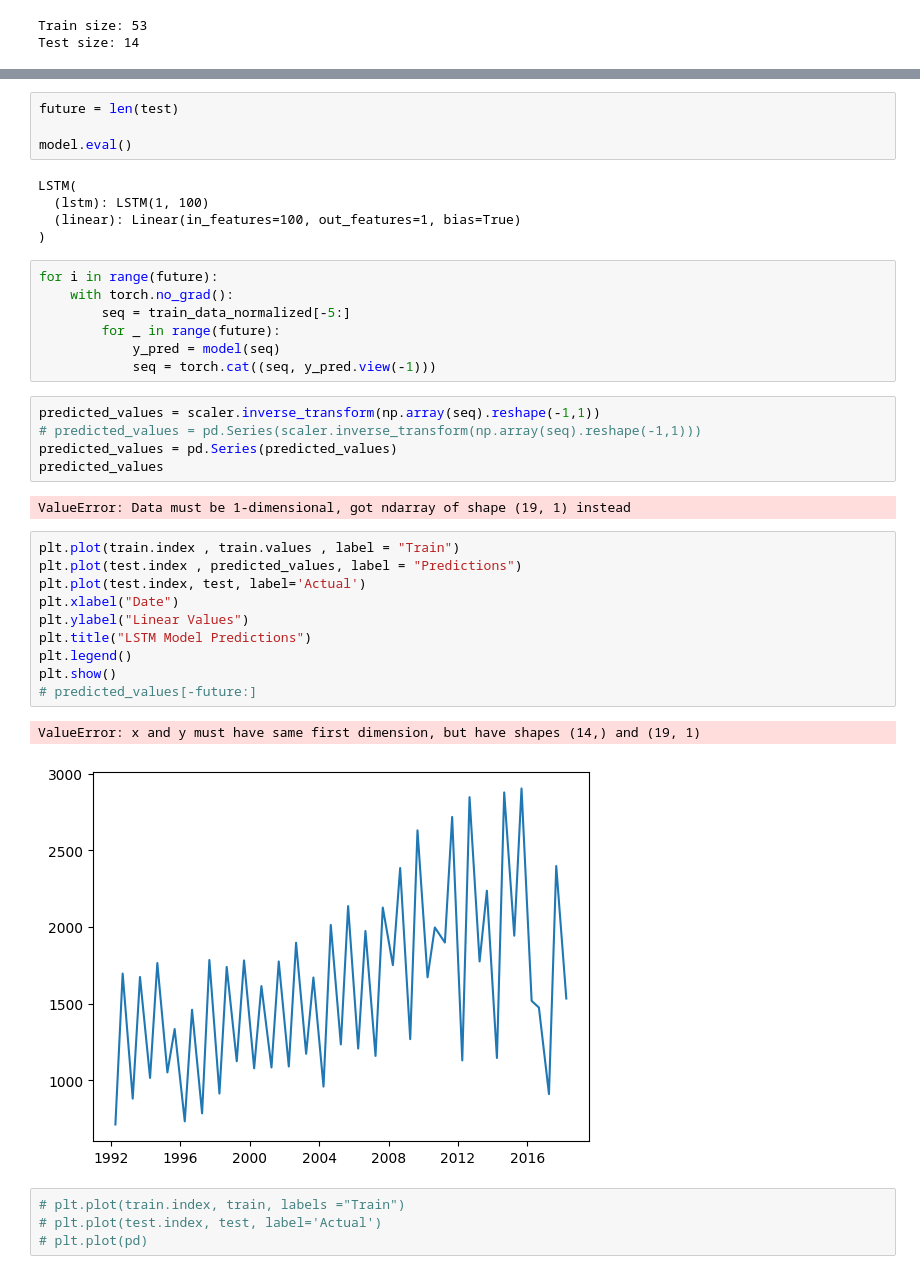
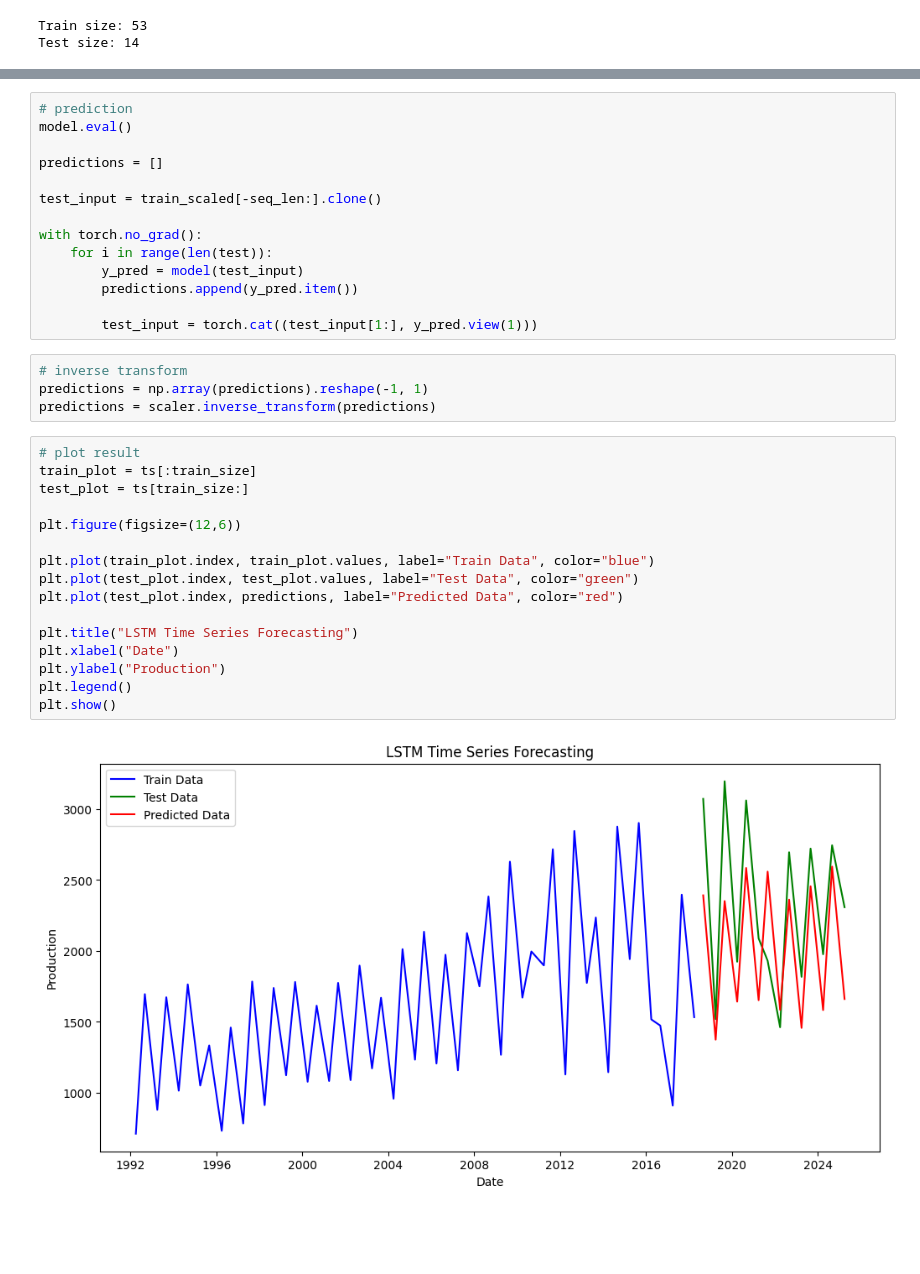
Before and after one commit to AchiniWathsala/Forecasting_Paddy_Production, a Jupyter notebook: production/lstm_production.ipynb, the cells around one changed output, grey strips where cells are left out. Cells and saved outputs as stored; diff of their text form; blank space fills up the shorter version.

```diff
--- a/production/lstm_production.ipynb
+++ b/production/lstm_production.ipynb
@@ -193,40 +171,36 @@ plt.show()
-# %%
-future = len(test)
-
-model.eval()
-# %% [output]
-LSTM(
-  (lstm): LSTM(1, 100)
-  (linear): Linear(in_features=100, out_features=1, bias=True)
-)
-# %%
-for i in range(future):
-    with torch.no_grad():
-        seq = train_data_normalized[-5:]
-        for _ in range(future):
-            y_pred = model(seq)
-            seq = torch.cat((seq, y_pred.view(-1)))
-# %%
-predicted_values = scaler.inverse_transform(np.array(seq).reshape(-1,1))
-# predicted_values = pd.Series(scaler.inverse_transform(np.array(seq).reshape(-1,1)))
-predicted_values = pd.Series(predicted_values)
-predicted_values
-# %% [output]
-ValueError: Data must be 1-dimensional, got ndarray of shape (19, 1) instead
-# %%
-plt.plot(train.index , train.values , label = "Train")
-plt.plot(test.index , predicted_values, label = "Predictions")
-plt.plot(test.index, test, label='Actual')
-plt.xlabel("Date")
-plt.ylabel("Linear Values")
-plt.title("LSTM Model Predictions")
-plt.legend()
-plt.show()
-# predicted_values[-future:]
-# %% [output]
-ValueError: x and y must have same first dimension, but have shapes (14,) and (19, 1)
-[figure, removed]
-# %%
-# plt.plot(train.index, train, labels ="Train")
-# plt.plot(test.index, test, label='Actual')
-# plt.plot(pd)
+# %%
+# prediction
+model.eval()
+
+predictions = []
+
+test_input = train_scaled[-seq_len:].clone()
+
+with torch.no_grad():
+    for i in range(len(test)):
+        y_pred = model(test_input)
+        predictions.append(y_pred.item())
+
+        test_input = torch.cat((test_input[1:], y_pred.view(1)))
+# %%
+# inverse transform
+predictions = np.array(predictions).reshape(-1, 1)
+predictions = scaler.inverse_transform(predictions)
+# %%
+# plot result
+train_plot = ts[:train_size]
+test_plot = ts[train_size:]
+
+plt.figure(figsize=(12,6))
+
+plt.plot(train_plot.index, train_plot.values, label="Train Data", color="blue")
+plt.plot(test_plot.index, test_plot.values, label="Test Data", color="green")
+plt.plot(test_plot.index, predictions, label="Predicted Data", color="red")
+
+plt.title("LSTM Time Series Forecasting")
+plt.xlabel("Date")
+plt.ylabel("Production")
+plt.legend()
+plt.show()
+# %% [output]
+[figure, added]
```
Also changed, not shown: parts of 23 cells of this notebook, 5 other files.
